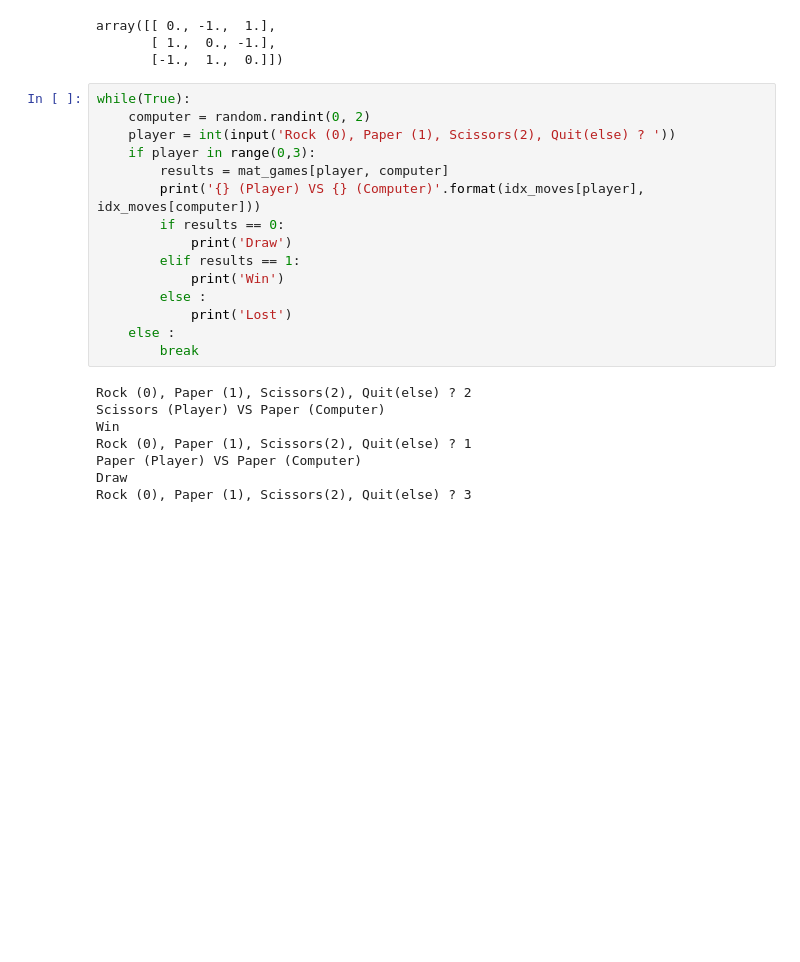
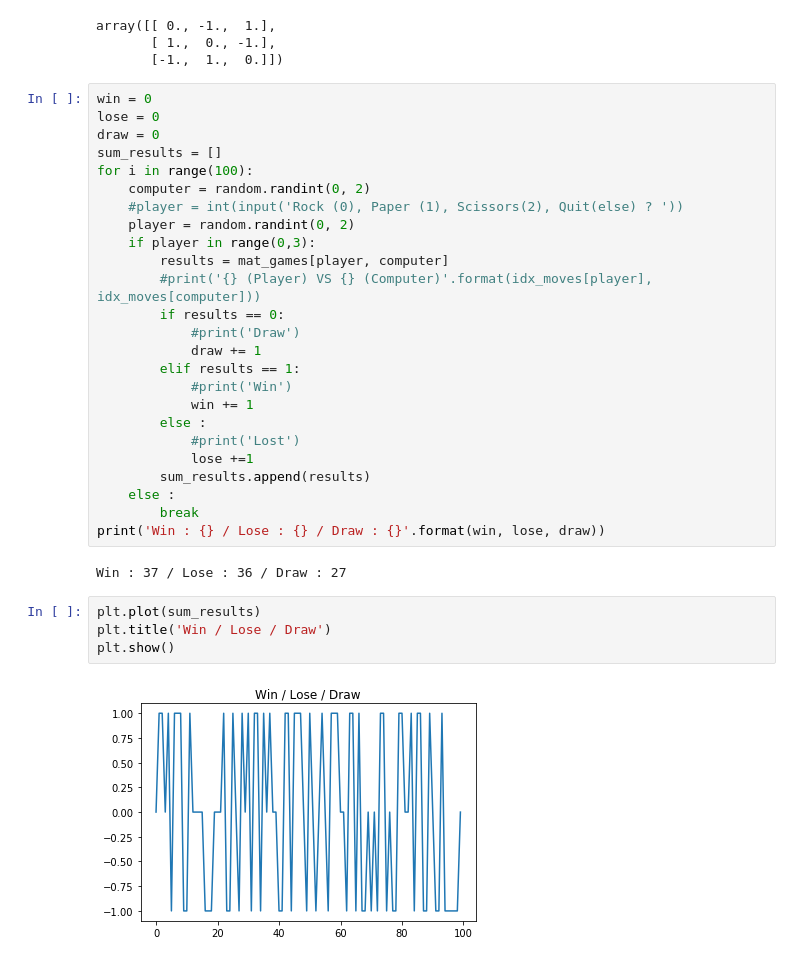
Before and after one commit to DarkAlcid/RockPaperScissors, a Jupyter notebook: main.ipynb, the cells around one changed output. Drawn from its saved outputs; the diff is of its cells as text; blank space fills up the shorter version.

Commit message:
Plotting games

```diff
--- a/main.ipynb
+++ b/main.ipynb
@@ -27,25 +29,35 @@ array([[ 0., -1.,  1.],
        [ 1.,  0., -1.],
        [-1.,  1.,  0.]])
 # %%
-while(True):
+win = 0
+lose = 0
+draw = 0
+sum_results = []
+for i in range(100):
     computer = random.randint(0, 2)
-    player = int(input('Rock (0), Paper (1), Scissors(2), Quit(else) ? '))
+    #player = int(input('Rock (0), Paper (1), Scissors(2), Quit(else) ? '))
+    player = random.randint(0, 2)
     if player in range(0,3):
         results = mat_games[player, computer]
-        print('{} (Player) VS {} (Computer)'.format(idx_moves[player], idx_moves[computer]))
+        #print('{} (Player) VS {} (Computer)'.format(idx_moves[player], idx_moves[computer]))
         if results == 0:
-            print('Draw')
+            #print('Draw')
+            draw += 1
         elif results == 1:
-            print('Win')
+            #print('Win')
+            win += 1
         else :
-            print('Lost')
+            #print('Lost')
+            lose +=1
+        sum_results.append(results)
     else :
         break
+print('Win : {} / Lose : {} / Draw : {}'.format(win, lose, draw))
 # %% [output]
-Rock (0), Paper (1), Scissors(2), Quit(else) ? 2
-Scissors (Player) VS Paper (Computer)
-Win
-Rock (0), Paper (1), Scissors(2), Quit(else) ? 1
-Paper (Player) VS Paper (Computer)
-Draw
-Rock (0), Paper (1), Scissors(2), Quit(else) ? 3
+Win : 37 / Lose : 36 / Draw : 27
+# %%
+plt.plot(sum_results)
+plt.title('Win / Lose / Draw')
+plt.show()
+# %% [output]
+[figure, added]
```
Also changed, not shown: parts of 1 cell of this notebook.
